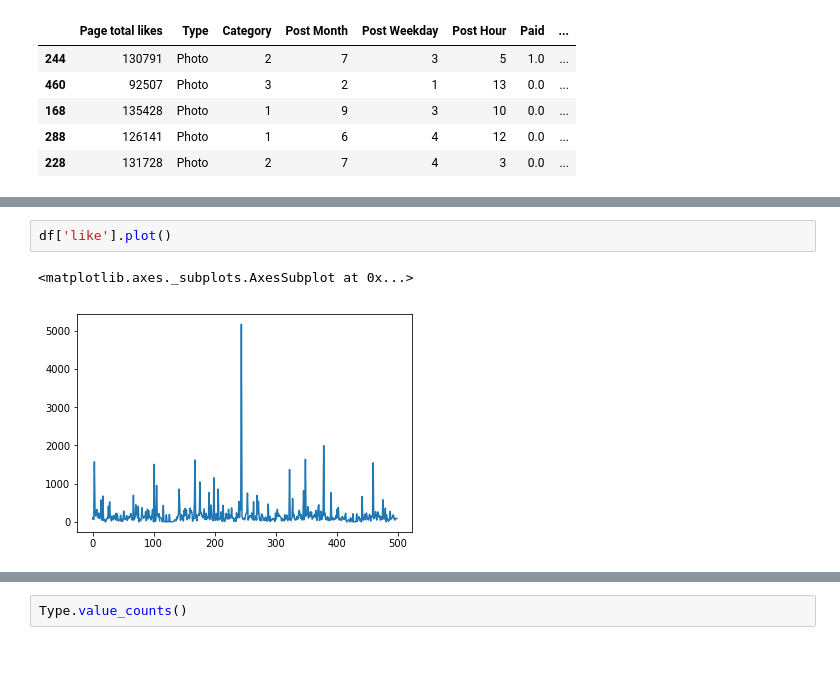
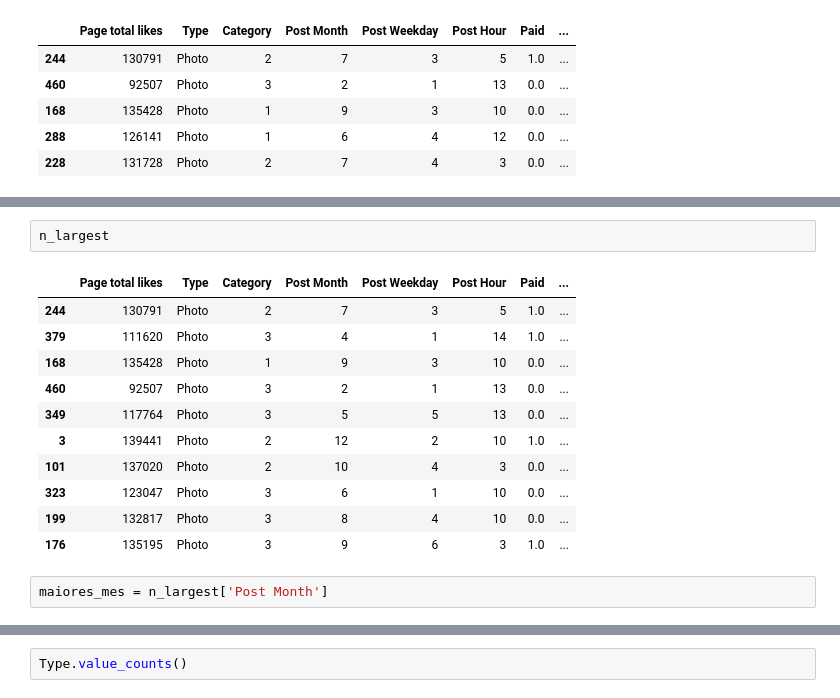
Before and after one commit to flaviocrispin/facebook, a Jupyter notebook: facebook.ipynb, the cells around one changed output, grey strips where cells are left out. Saved outputs shown, nothing was run; the diff lists cells and outputs as text; blank space fills up the shorter version.

```diff
--- a/facebook.ipynb
+++ b/facebook.ipynb
@@ -277,5 +338,16 @@ plt.show()
-# %%
-df['like'].plot()
-# %% [output]
-<matplotlib.axes._subplots.AxesSubplot at 0x...>
-[figure, removed]
+# %%
+n_largest
+# %% [output]
+|  | Page total likes | Type | Category | Post Month | Post Weekday | Post Hour | Paid | ... |
+| 244 | 130791 | Photo | 2 | 7 | 3 | 5 | 1.0 | ... |
+| 379 | 111620 | Photo | 3 | 4 | 1 | 14 | 1.0 | ... |
+| 168 | 135428 | Photo | 1 | 9 | 3 | 10 | 0.0 | ... |
+| 460 | 92507 | Photo | 3 | 2 | 1 | 13 | 0.0 | ... |
+| 349 | 117764 | Photo | 3 | 5 | 5 | 13 | 0.0 | ... |
+| 3 | 139441 | Photo | 2 | 12 | 2 | 10 | 1.0 | ... |
+| 101 | 137020 | Photo | 2 | 10 | 4 | 3 | 0.0 | ... |
+| 323 | 123047 | Photo | 3 | 6 | 1 | 10 | 0.0 | ... |
+| 199 | 132817 | Photo | 3 | 8 | 4 | 10 | 0.0 | ... |
+| 176 | 135195 | Photo | 3 | 9 | 6 | 3 | 1.0 | ... |
+# %%
+maiores_mes = n_largest['Post Month']
```
Also changed, not shown: parts of 26 cells of this notebook.
